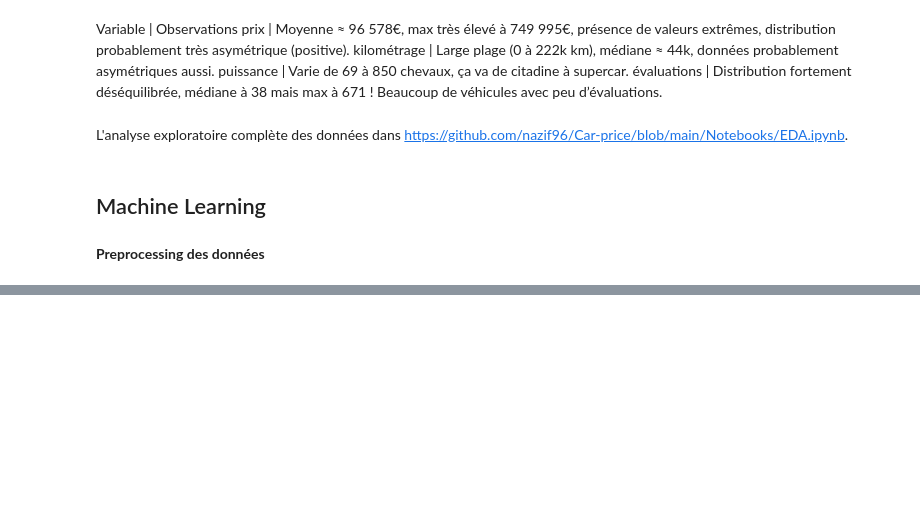
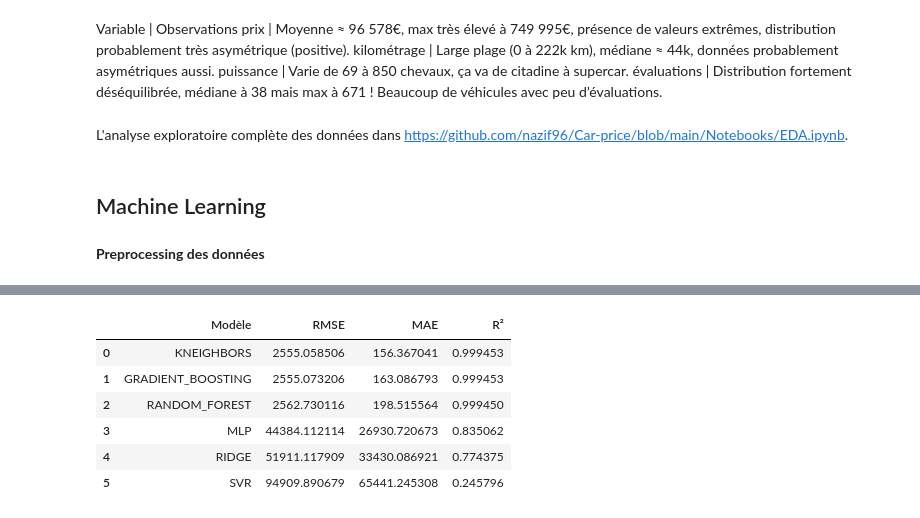
Before and after one commit to nazif96/Car-price, a Jupyter notebook: Principal.ipynb, the cells around one changed output, grey strips where cells are left out. Drawn from its saved outputs; the diff is of its cells as text; code cells hidden in the pictures; blank space fills up the shorter version.

```diff
--- a/Principal.ipynb
+++ b/Principal.ipynb
@@ -106,0 +169,11 @@ L'analyse exploratoire complète des données dans https://github.com/nazif96/Ca
+# %%
+df_results = pd.read_csv("resultats_modeles.csv")
+df_results
+# %% [output]
+|  | Modèle | RMSE | MAE | R² |
+| 0 | KNEIGHBORS | 2555.058506 | 156.367041 | 0.999453 |
+| 1 | GRADIENT_BOOSTING | 2555.073206 | 163.086793 | 0.999453 |
+| 2 | RANDOM_FOREST | 2562.730116 | 198.515564 | 0.999450 |
+| 3 | MLP | 44384.112114 | 26930.720673 | 0.835062 |
+| 4 | RIDGE | 51911.117909 | 33430.086921 | 0.774375 |
+| 5 | SVR | 94909.890679 | 65441.245308 | 0.245796 |
```
Also changed, not shown: parts of 15 cells of this notebook, 2 other files.
